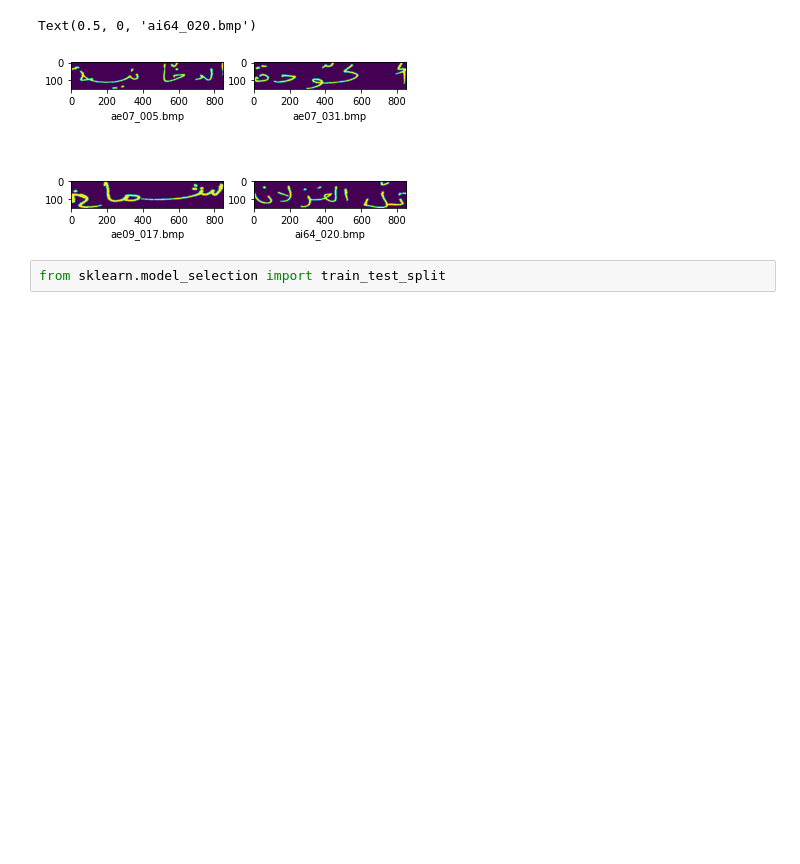
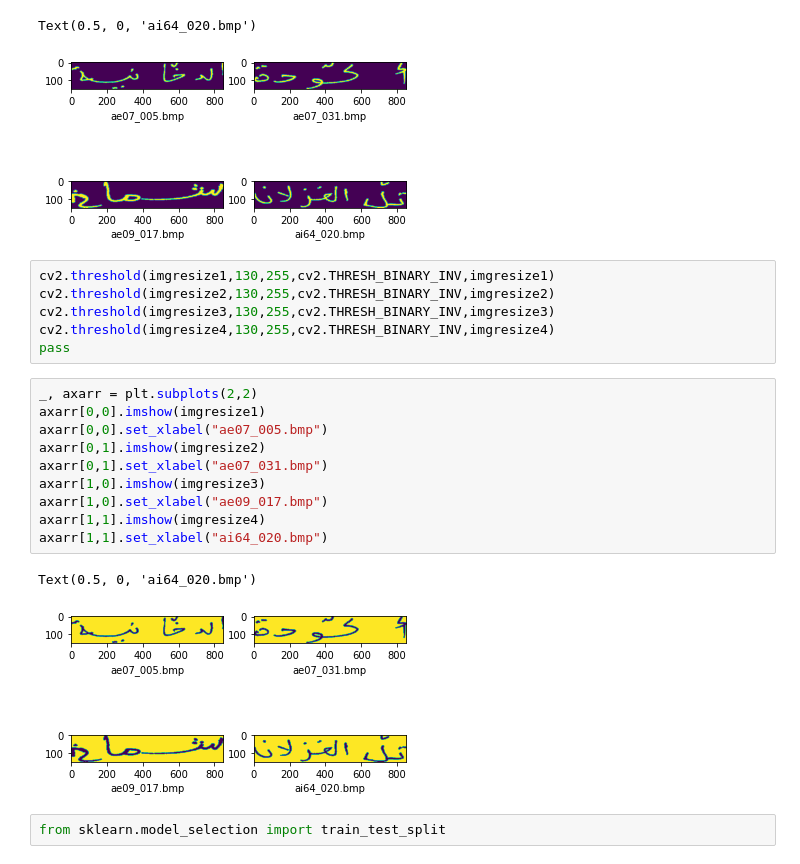
Before and after one commit to amFarrouk/OCR_prj, a Jupyter notebook: simpleCNN.ipynb, the cells around one changed output. Saved outputs shown, nothing was run; the diff lists cells and outputs as text; blank space fills up the shorter version.

```diff
--- a/simpleCNN.ipynb
+++ b/simpleCNN.ipynb
@@ -104,6 +104,25 @@ axarr[1,1].set_xlabel("ai64_020.bmp")
 # %% [output]
 Text(0.5, 0, 'ai64_020.bmp')
 [figure]
+# %%
+cv2.threshold(imgresize1,130,255,cv2.THRESH_BINARY_INV,imgresize1)
+cv2.threshold(imgresize2,130,255,cv2.THRESH_BINARY_INV,imgresize2)
+cv2.threshold(imgresize3,130,255,cv2.THRESH_BINARY_INV,imgresize3)
+cv2.threshold(imgresize4,130,255,cv2.THRESH_BINARY_INV,imgresize4)
+pass
+# %%
+_, axarr = plt.subplots(2,2)
+axarr[0,0].imshow(imgresize1)
+axarr[0,0].set_xlabel("ae07_005.bmp")
+axarr[0,1].imshow(imgresize2)
+axarr[0,1].set_xlabel("ae07_031.bmp")
+axarr[1,0].imshow(imgresize3)
+axarr[1,0].set_xlabel("ae09_017.bmp")
+axarr[1,1].imshow(imgresize4)
+axarr[1,1].set_xlabel("ai64_020.bmp")
+# %% [output]
+Text(0.5, 0, 'ai64_020.bmp')
+[figure, added]
 # %%
 from sklearn.model_selection import train_test_split
 # %%
```
Also changed, not shown: parts of 24 cells of this notebook.
